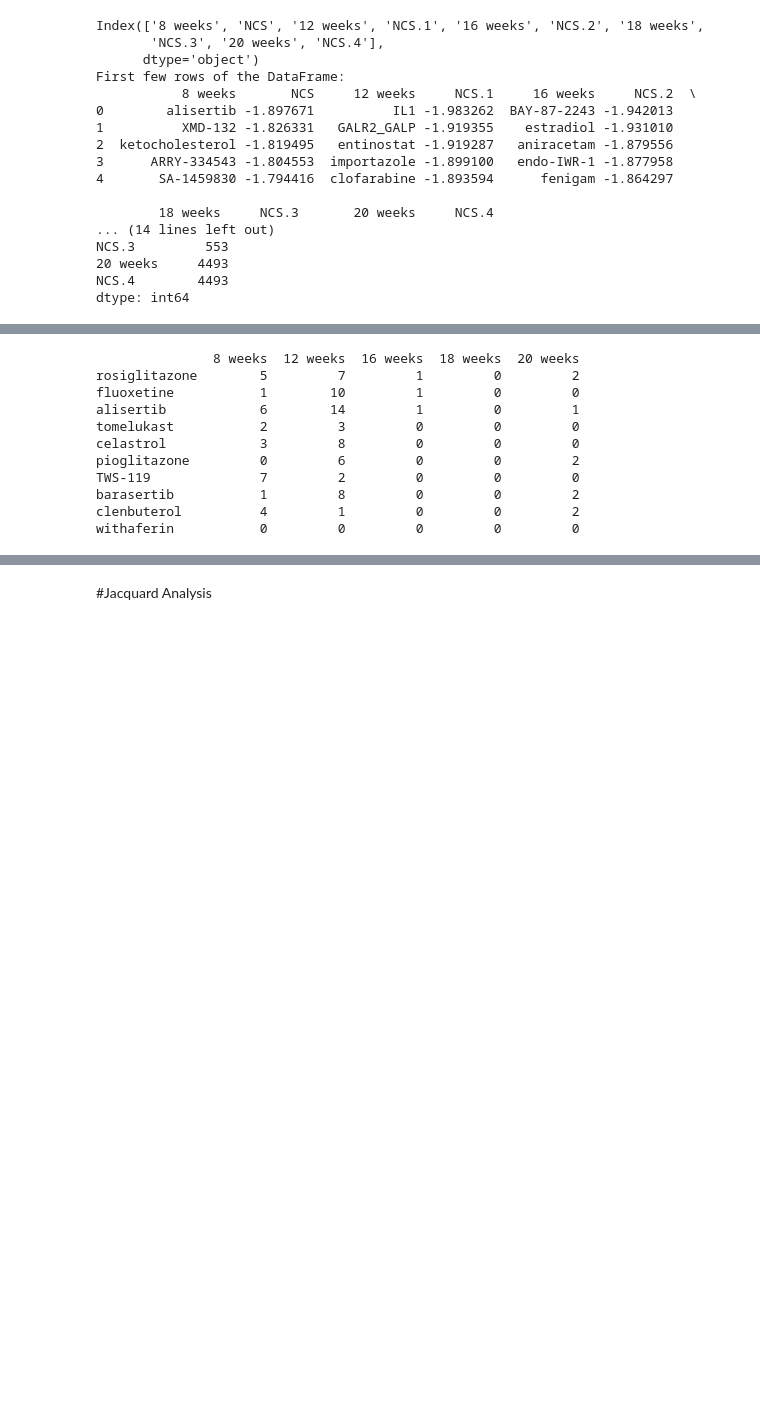
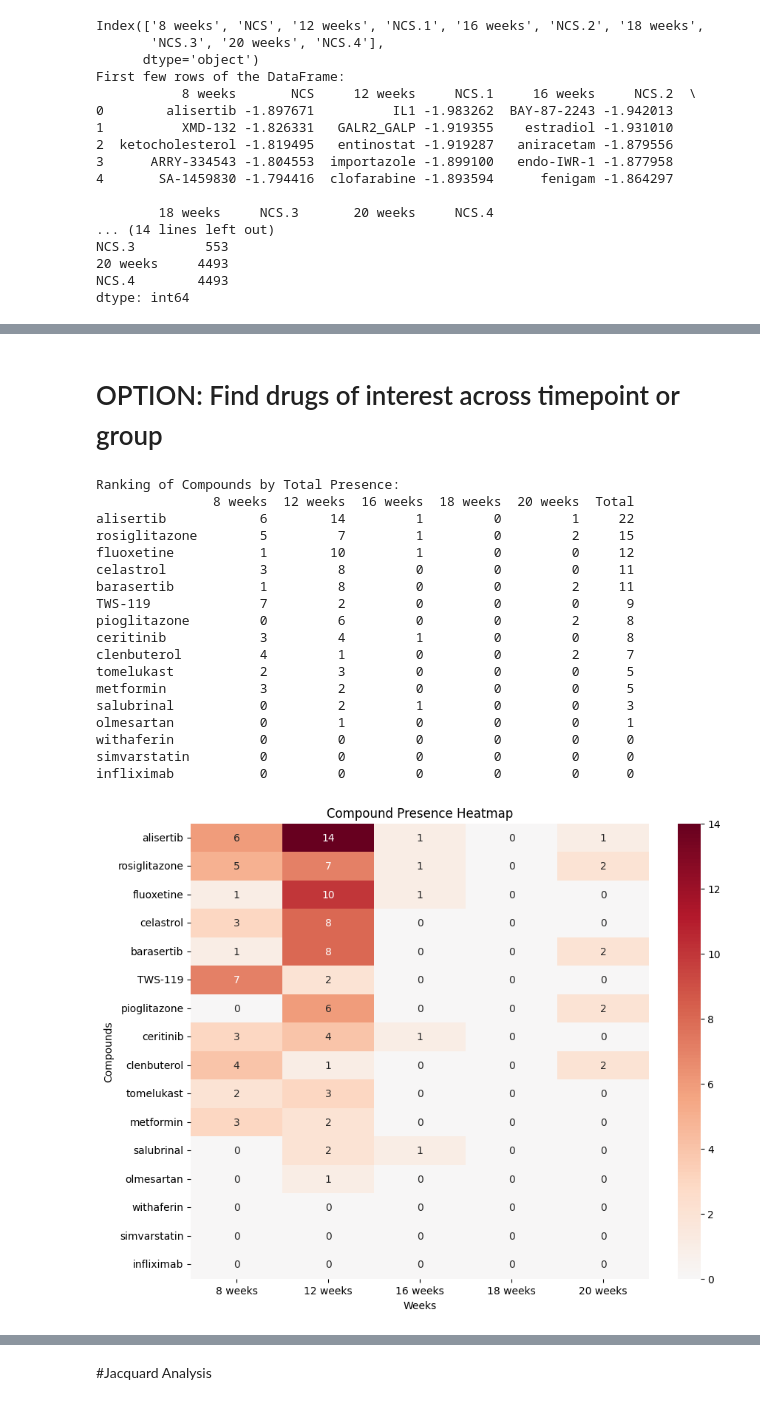
Before and after one commit to EdH66/multiparamater_optimisation, a Jupyter notebook: CMAP_Query_Ranking.ipynb, the cells around one changed output, grey strips where cells are left out. Saved outputs shown, nothing was run; the diff lists cells and outputs as text; code cells hidden in the pictures; blank space fills up the shorter version.

```diff
--- a/CMAP_Query_Ranking.ipynb
+++ b/CMAP_Query_Ranking.ipynb
@@ -82,35 +170,65 @@ dtype: int64
+# %% [markdown]
+# OPTION: Find drugs of interest across timepoint or group
 # %%
 import pandas as pd
+import seaborn as sns
+import matplotlib.pyplot as plt
 
 # Define the list of compounds
 compounds_list = ['rosiglitazone', 'fluoxetine', 'alisertib', 'tomelukast', 'celastrol',
-                  'pioglitazone', 'TWS-119', 'barasertib', 'clenbuterol', 'withaferin']
+                  'pioglitazone', 'TWS-119', 'barasertib', 'clenbuterol', 'withaferin', 'ceritinib', 'olmesartan', 'simvarstatin', 'metformin', 'salubrinal', 'infliximab', 'clenbuterol']
 
 # Define the list columns
 list_cols = ['8 weeks', '12 weeks', '16 weeks', '18 weeks', '20 weeks']
 
 # Initialize an empty dictionary to store the data
 compound_presence = {compound: {week: 0 for week in list_cols} for compound in compounds_list}
 
 # Populate the dictionary with counts
 for compound in compounds_list:
     for week in list_cols:
         compound_presence[compound][week] = df_CMAP[week].tolist().count(compound)
 
 # Convert the dictionary to a DataFrame for better visualization
 presence_df = pd.DataFrame(compound_presence).T  # Transpose to get compounds as rows
 
-# Display the table
+# Calculate the total presence of each compound across all weeks
+presence_df['Total'] = presence_df.sum(axis=1)
+
+# Sort the columns based on the total presence
+presence_df = presence_df.sort_values(by='Total', ascending=False)
+
+# Display the table with ranking
+print("Ranking of Compounds by Total Presence:")
 print(presence_df)
+
+# Remove the 'Total' column for heatmap visualization
+presence_df_heatmap = presence_df.drop(columns=['Total'])
+
+# Plot heatmap with reversed colormap and center at zero
+plt.figure(figsize=(10, 8))
+sns.heatmap(presence_df_heatmap, cmap="RdBu_r", annot=True, fmt="d", center=0)
+plt.title('Compound Presence Heatmap')
+plt.xlabel('Weeks')
+plt.ylabel('Compounds')
+plt.show()
 # %% [output]
-               8 weeks  12 weeks  16 weeks  18 weeks  20 weeks
-rosiglitazone        5         7         1         0         2
-fluoxetine           1        10         1         0         0
-alisertib            6        14         1         0         1
-tomelukast           2         3         0         0         0
-celastrol            3         8         0         0         0
-pioglitazone         0         6         0         0         2
-TWS-119              7         2         0         0         0
-barasertib           1         8         0         0         2
-clenbuterol          4         1         0         0         2
-withaferin           0         0         0         0         0
+Ranking of Compounds by Total Presence:
+               8 weeks  12 weeks  16 weeks  18 weeks  20 weeks  Total
+alisertib            6        14         1         0         1     22
+rosiglitazone        5         7         1         0         2     15
+fluoxetine           1        10         1         0         0     12
+celastrol            3         8         0         0         0     11
+barasertib           1         8         0         0         2     11
+TWS-119              7         2         0         0         0      9
+pioglitazone         0         6         0         0         2      8
+ceritinib            3         4         1         0         0      8
+clenbuterol          4         1         0         0         2      7
+tomelukast           2         3         0         0         0      5
+metformin            3         2         0         0         0      5
+salubrinal           0         2         1         0         0      3
+olmesartan           0         1         0         0         0      1
+withaferin           0         0         0         0         0      0
+simvarstatin         0         0         0         0         0      0
+infliximab           0         0         0         0         0      0
+[figure, added]
```
Also changed, not shown: parts of 20 cells of this notebook.
